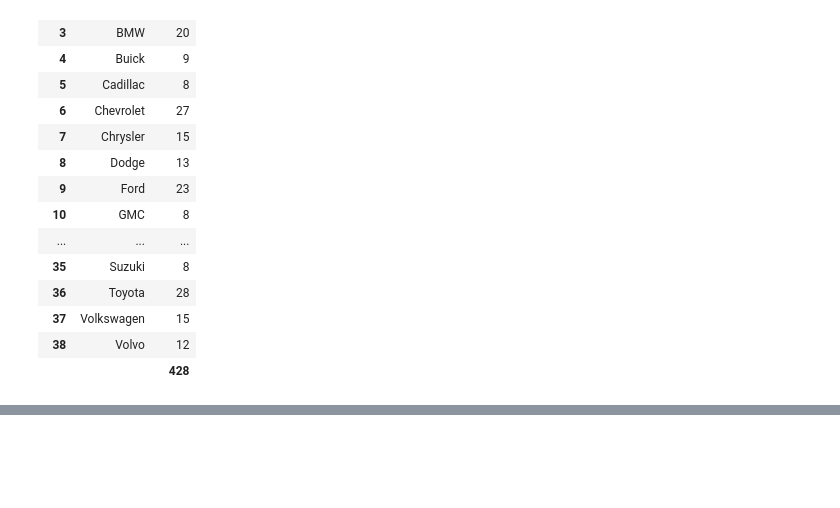
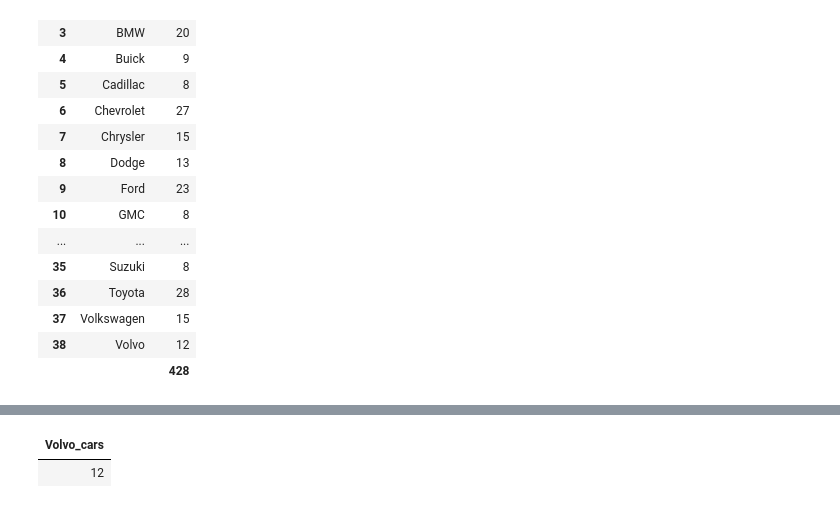
Before and after one commit to ProcJimi/curriculum, a Jupyter notebook: Week3/Week3_Part2.ipynb, the cells around one changed output, grey strips where cells are left out. Cells and saved outputs as stored; diff of their text form; code cells hidden in the pictures; blank space fills up the shorter version.

```diff
--- a/Week3/Week3_Part2.ipynb
+++ b/Week3/Week3_Part2.ipynb
@@ -441,0 +422,13 @@ SUM Statement
+# %%
+options nocenter nodate nonumber;
+DATA Volvo_cars;
+set sashelp.cars end=eof;
+if make="Volvo" then Volvo_cars+1;
+if eof then output;
+keep  Volvo_cars;
+run;
+proc print data=Volvo_cars noobs;
+run;
+# %% [output]
+| Volvo_cars |
+| 12 |
```
Also changed, not shown: parts of 8 cells of this notebook.
